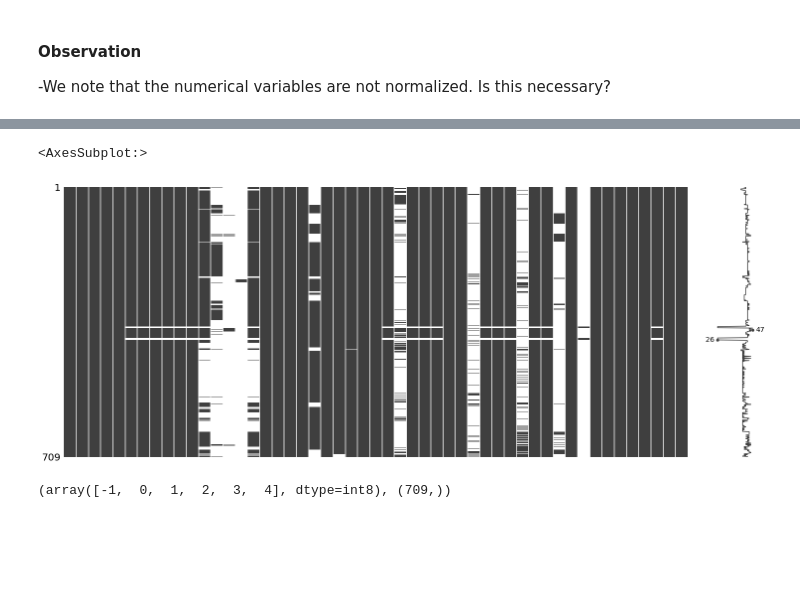
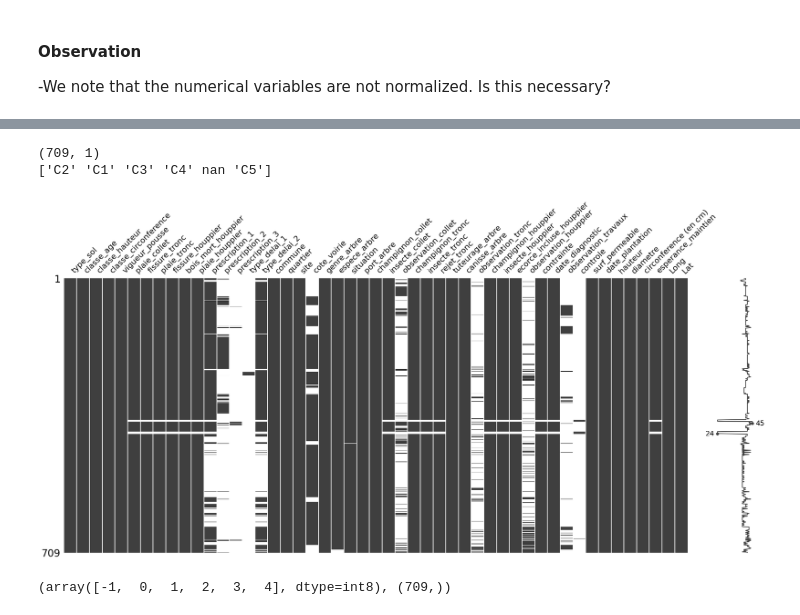
Before and after one commit to AntoineTSP/Ramp_challenge, a Jupyter notebook: starting-kit.ipynb, the cells around one changed output, grey strips where cells are left out. Drawn from its saved outputs; the diff is of its cells as text; code cells hidden in the pictures; blank space fills up the shorter version.

```diff
--- a/starting-kit.ipynb
+++ b/starting-kit.ipynb
@@ -269,8 +367,13 @@ y
+# %%
+print(y.shape)
+print(y["classification_diagnostic"].unique())
+# %% [output]
+(709, 1)
+['C2' 'C1' 'C3' 'C4' nan 'C5']
 # %%
-msno.matrix(X)
+ax = msno.matrix(X)
 # %% [output]
-<AxesSubplot:>
-[figure, old version]
+[figure, new version]
 # %%
 # Hard code int_to_cat dict and retrieve cat_to_int with dictionary comprehension to use in all needed files
 int_to_cat = {
```
Also changed, not shown: parts of 31 cells of this notebook, 3 other files.
